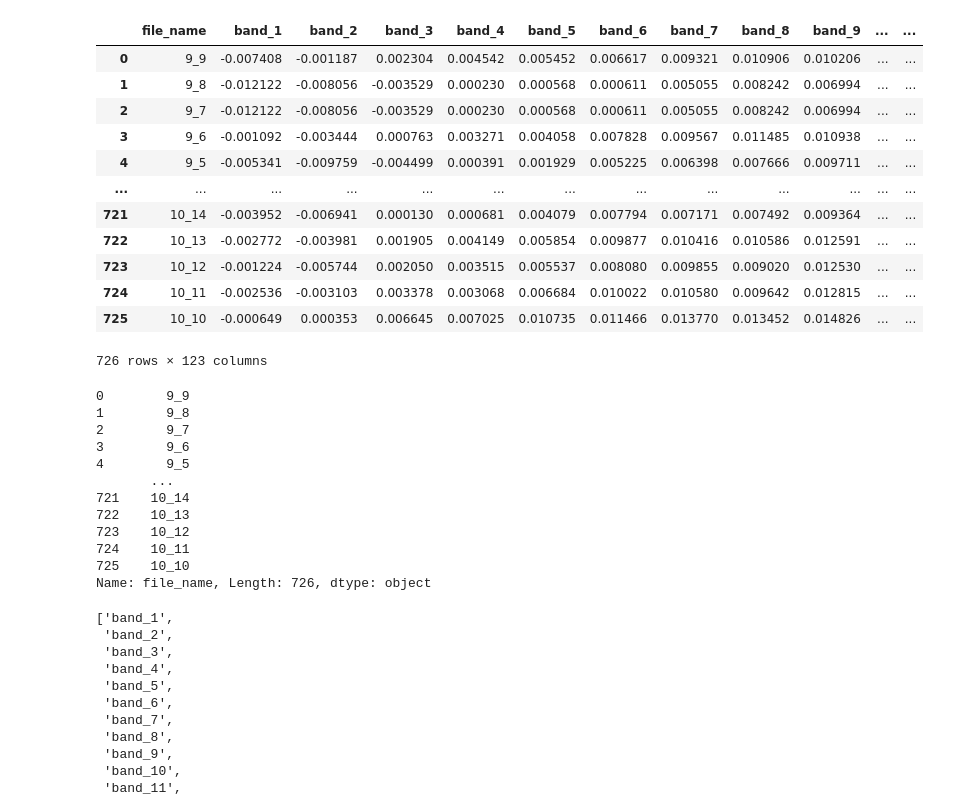
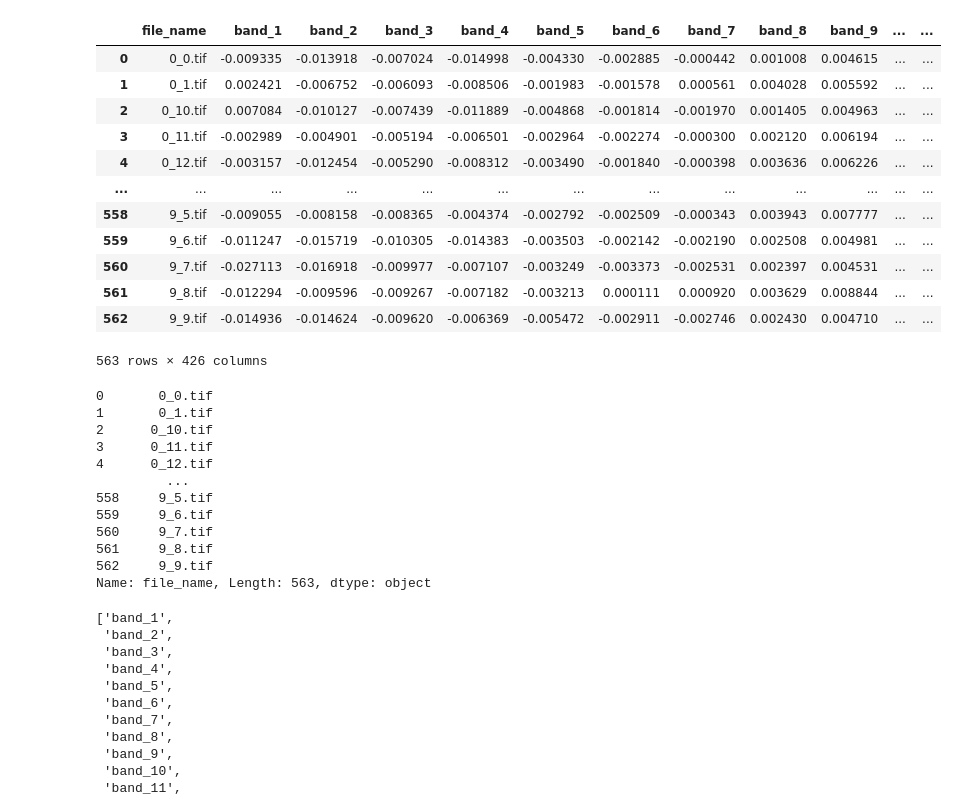
Before and after one commit to wenquchen/hytools, a Jupyter notebook: PLSR_AVIRIS_Trait_pdf_three_parameters(guassian_y_max+g_mean+g_std).ipynb, the cells around one changed output. Saved outputs shown, nothing was run; the diff lists cells and outputs as text; code cells hidden in the pictures.

```diff
--- a/PLSR_AVIRIS_Trait_pdf_three_parameters(guassian_y_max+g_mean+g_std).ipynb
+++ b/PLSR_AVIRIS_Trait_pdf_three_parameters(guassian_y_max+g_mean+g_std).ipynb
@@ -30,37 +30,37 @@ from scipy import stats
 from scipy.optimize import curve_fit
 from scipy import asarray as ar,exp
 # %%
-df_spectral = pd.read_csv(r"D:\wenqu\aviris\PLSR\output.csv")
+df_spectral = pd.read_csv(r"F:\wenqu\Aviris\site2a\PLSR\aviris_single_pixel_band.csv")
 df_spectral
 # %% [output]
 |  | file_name | band_1 | band_2 | band_3 | band_4 | band_5 | band_6 | band_7 | band_8 | band_9 | ... | ... |
-| 0 | 9_9 | -0.007408 | -0.001187 | 0.002304 | 0.004542 | 0.005452 | 0.006617 | 0.009321 | 0.010906 | 0.010206 | ... | ... |
-| 1 | 9_8 | -0.012122 | -0.008056 | -0.003529 | 0.000230 | 0.000568 | 0.000611 | 0.005055 | 0.008242 | 0.006994 | ... | ... |
-| 2 | 9_7 | -0.012122 | -0.008056 | -0.003529 | 0.000230 | 0.000568 | 0.000611 | 0.005055 | 0.008242 | 0.006994 | ... | ... |
-| 3 | 9_6 | -0.001092 | -0.003444 | 0.000763 | 0.003271 | 0.004058 | 0.007828 | 0.009567 | 0.011485 | 0.010938 | ... | ... |
-| 4 | 9_5 | -0.005341 | -0.009759 | -0.004499 | 0.000391 | 0.001929 | 0.005225 | 0.006398 | 0.007666 | 0.009711 | ... | ... |
+| 0 | 0_0.tif | -0.009335 | -0.013918 | -0.007024 | -0.014998 | -0.004330 | -0.002885 | -0.000442 | 0.001008 | 0.004615 | ... | ... |
+| 1 | 0_1.tif | 0.002421 | -0.006752 | -0.006093 | -0.008506 | -0.001983 | -0.001578 | 0.000561 | 0.004028 | 0.005592 | ... | ... |
+| 2 | 0_10.tif | 0.007084 | -0.010127 | -0.007439 | -0.011889 | -0.004868 | -0.001814 | -0.001970 | 0.001405 | 0.004963 | ... | ... |
+| 3 | 0_11.tif | -0.002989 | -0.004901 | -0.005194 | -0.006501 | -0.002964 | -0.002274 | -0.000300 | 0.002120 | 0.006194 | ... | ... |
+| 4 | 0_12.tif | -0.003157 | -0.012454 | -0.005290 | -0.008312 | -0.003490 | -0.001840 | -0.000398 | 0.003636 | 0.006226 | ... | ... |
 | ... | ... | ... | ... | ... | ... | ... | ... | ... | ... | ... | ... | ... |
-| 721 | 10_14 | -0.003952 | -0.006941 | 0.000130 | 0.000681 | 0.004079 | 0.007794 | 0.007171 | 0.007492 | 0.009364 | ... | ... |
-| 722 | 10_13 | -0.002772 | -0.003981 | 0.001905 | 0.004149 | 0.005854 | 0.009877 | 0.010416 | 0.010586 | 0.012591 | ... | ... |
-| 723 | 10_12 | -0.001224 | -0.005744 | 0.002050 | 0.003515 | 0.005537 | 0.008080 | 0.009855 | 0.009020 | 0.012530 | ... | ... |
-| 724 | 10_11 | -0.002536 | -0.003103 | 0.003378 | 0.003068 | 0.006684 | 0.010022 | 0.010580 | 0.009642 | 0.012815 | ... | ... |
-| 725 | 10_10 | -0.000649 | 0.000353 | 0.006645 | 0.007025 | 0.010735 | 0.011466 | 0.013770 | 0.013452 | 0.014826 | ... | ... |
+| 558 | 9_5.tif | -0.009055 | -0.008158 | -0.008365 | -0.004374 | -0.002792 | -0.002509 | -0.000343 | 0.003943 | 0.007777 | ... | ... |
+| 559 | 9_6.tif | -0.011247 | -0.015719 | -0.010305 | -0.014383 | -0.003503 | -0.002142 | -0.002190 | 0.002508 | 0.004981 | ... | ... |
+| 560 | 9_7.tif | -0.027113 | -0.016918 | -0.009977 | -0.007107 | -0.003249 | -0.003373 | -0.002531 | 0.002397 | 0.004531 | ... | ... |
+| 561 | 9_8.tif | -0.012294 | -0.009596 | -0.009267 | -0.007182 | -0.003213 | 0.000111 | 0.000920 | 0.003629 | 0.008844 | ... | ... |
+| 562 | 9_9.tif | -0.014936 | -0.014624 | -0.009620 | -0.006369 | -0.005472 | -0.002911 | -0.002746 | 0.002430 | 0.004710 | ... | ... |
-726 rows × 123 columns
+563 rows × 426 columns
 # %%
 df_spectral['file_name']
 # %% [output]
-0        9_9
-1        9_8
-2        9_7
-3        9_6
-4        9_5
-       ...
-721    10_14
-722    10_13
-723    10_12
-724    10_11
-725    10_10
-Name: file_name, Length: 726, dtype: object
+0       0_0.tif
+1       0_1.tif
+2      0_10.tif
+3      0_11.tif
+4      0_12.tif
+         ...
+558     9_5.tif
+559     9_6.tif
+560     9_7.tif
+561     9_8.tif
+562     9_9.tif
+Name: file_name, Length: 563, dtype: object
 # %%
 band_name = []
 for i in range(1, 123):
```
Also changed, not shown: parts of 9 cells of this notebook, 7 other files.
